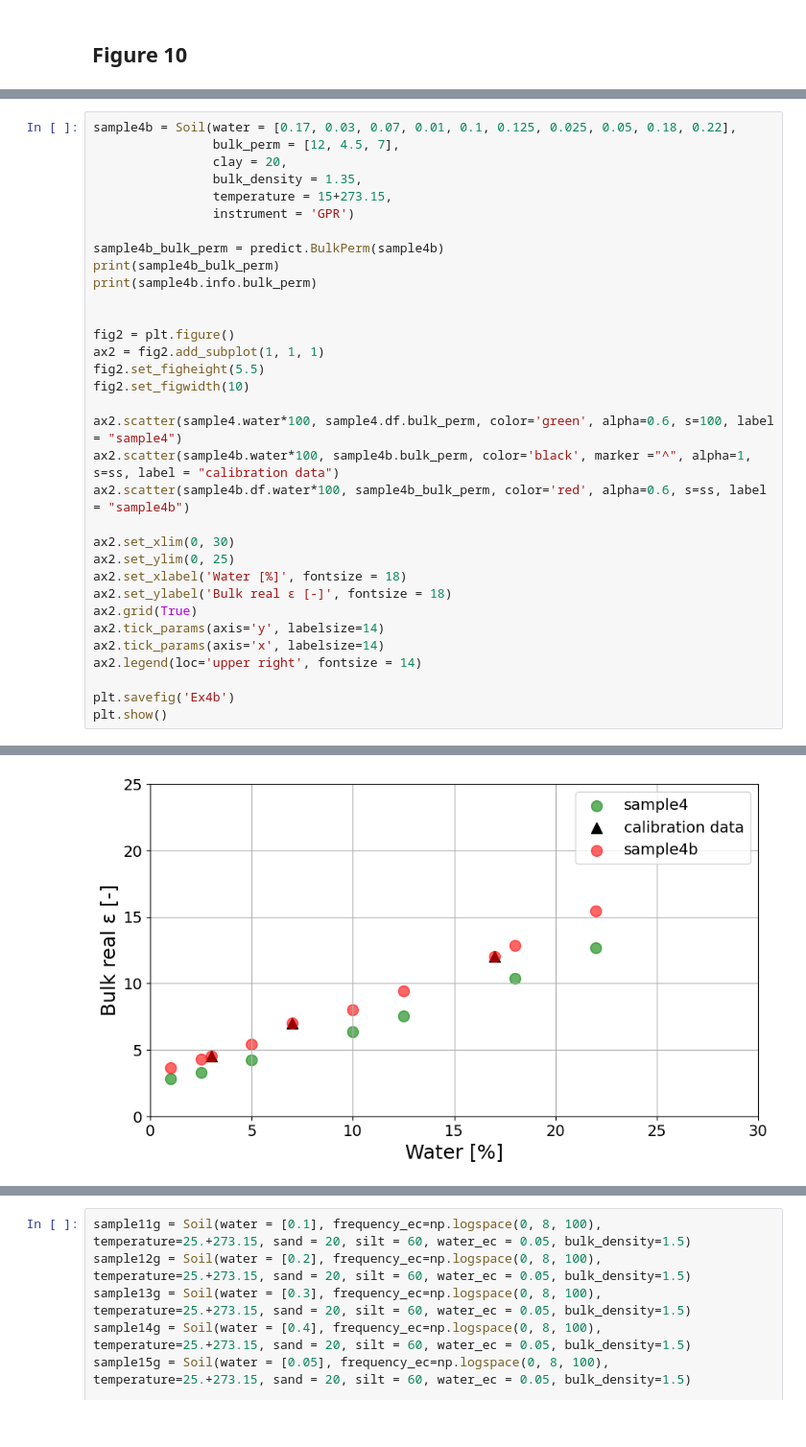
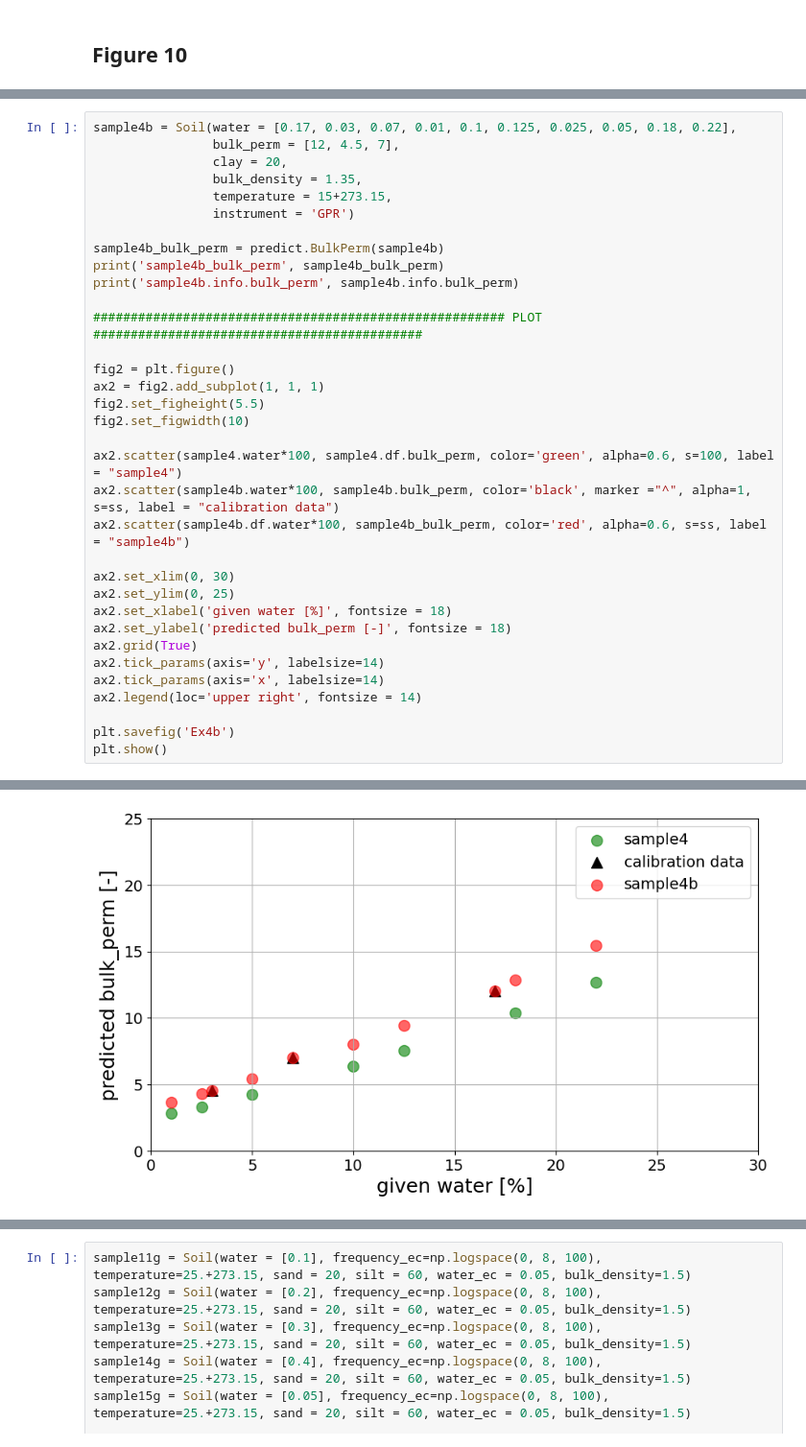
Before and after one commit to SENSE-UGent/Pedophysics, a Jupyter notebook: examples/Examples.ipynb, the cells around one changed output, grey strips where cells are left out. Shown at 96% size. Saved outputs shown, nothing was run; the diff lists cells and outputs as text.

```diff
--- a/examples/Examples.ipynb
+++ b/examples/Examples.ipynb
@@ -194,9 +185,10 @@ sample4b = Soil(water = [0.17, 0.03, 0.07, 0.01, 0.1, 0.125, 0.025, 0.05, 0.18,
                 instrument = 'GPR')
 
 sample4b_bulk_perm = predict.BulkPerm(sample4b)
-print(sample4b_bulk_perm)
-print(sample4b.info.bulk_perm)
+print('sample4b_bulk_perm', sample4b_bulk_perm)
+print('sample4b.info.bulk_perm', sample4b.info.bulk_perm)
 
+####################################################### PLOT ############################################
 
 fig2 = plt.figure()
 ax2 = fig2.add_subplot(1, 1, 1)
@@ -209,8 +201,8 @@ ax2.scatter(sample4b.df.water*100, sample4b_bulk_perm, color='red', alpha=0.6, s
 
 ax2.set_xlim(0, 30)
 ax2.set_ylim(0, 25)
-ax2.set_xlabel('Water [%]', fontsize = 18)
-ax2.set_ylabel('Bulk real ε [-]', fontsize = 18)
+ax2.set_xlabel('given water [%]', fontsize = 18)
+ax2.set_ylabel('predicted bulk_perm [-]', fontsize = 18)
 ax2.grid(True)
 ax2.tick_params(axis='y', labelsize=14)
 ax2.tick_params(axis='x', labelsize=14)
@@ -224,14 +216,14 @@ plt.show()
 1                                                                                                              Value given by the user
 2                                                                                                              Value given by the user
 3    nan--> Calculated by fitting (R2=0.986) WunderlichP function in predict.bulk_perm.fitting, for soil.water values between[0, 0.24]
 4    nan--> Calculated by fitting (R2=0.986) WunderlichP function in predict.bulk_perm.fitting, for soil.water values between[0, 0.24]
 5    nan--> Calculated by fitting (R2=0.986) WunderlichP function in predict.bulk_perm.fitting, for soil.water values between[0, 0.24]
 6    nan--> Calculated by fitting (R2=0.986) WunderlichP function in predict.bulk_perm.fitting, for soil.water values between[0, 0.24]
 7    nan--> Calculated by fitting (R2=0.986) WunderlichP function in predict.bulk_perm.fitting, for soil.water values between[0, 0.24]
 8    nan--> Calculated by fitting (R2=0.986) WunderlichP function in predict.bulk_perm.fitting, for soil.water values between[0, 0.24]
 9    nan--> Calculated by fitting (R2=0.986) WunderlichP function in predict.bulk_perm.fitting, for soil.water values between[0, 0.24]
 Name: bulk_perm, dtype: object
-[figure, old version]
+[figure, new version]
 # %%
 sample5 = Soil(
     bulk_ec = [0.009, 0.0125, 0.005, 0.008, 0.001, 0.0085, 0.012, 0.0045, 0.006, 0.002],
```
Also changed, not shown: parts of 11 cells of this notebook, 10 other files.
